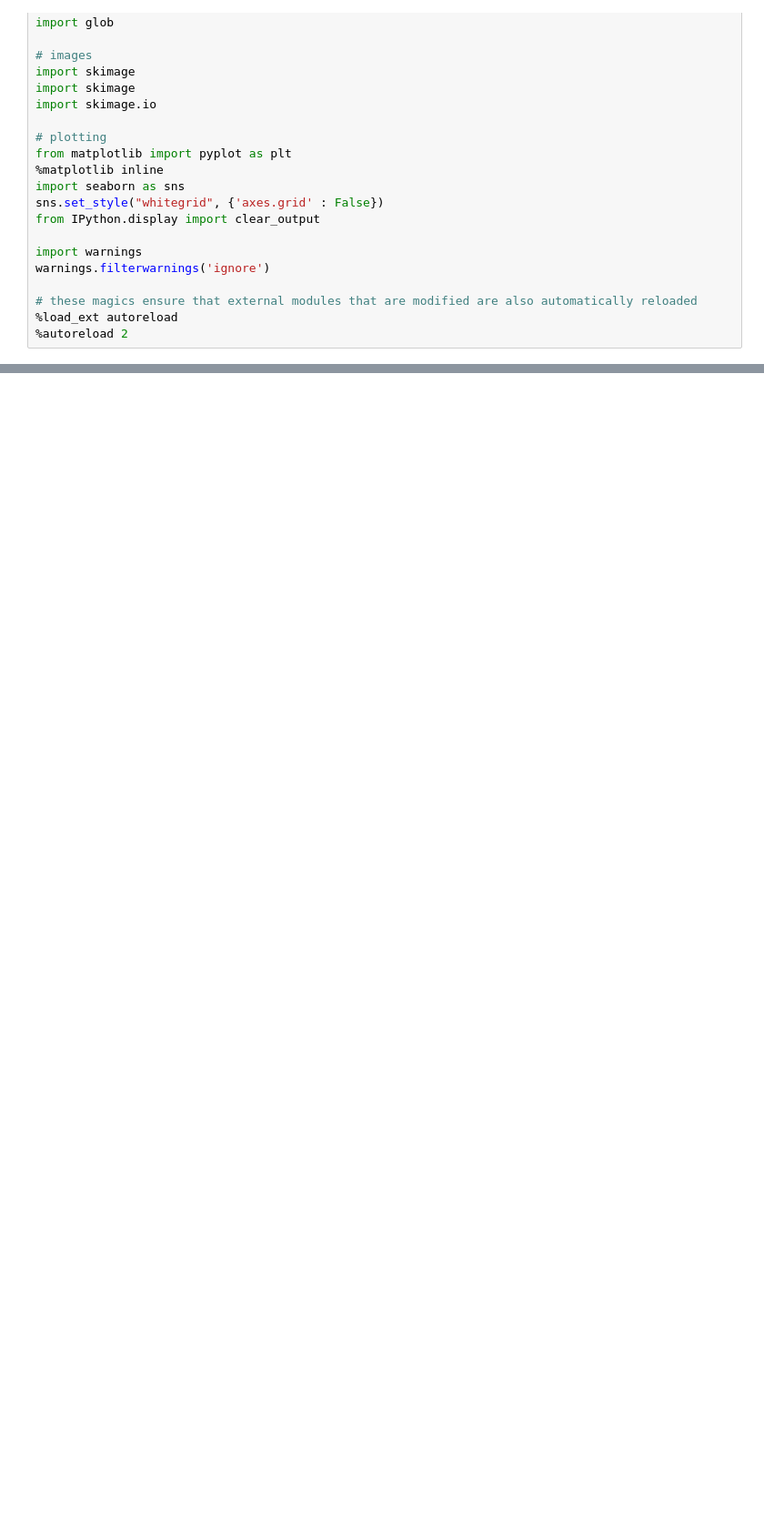
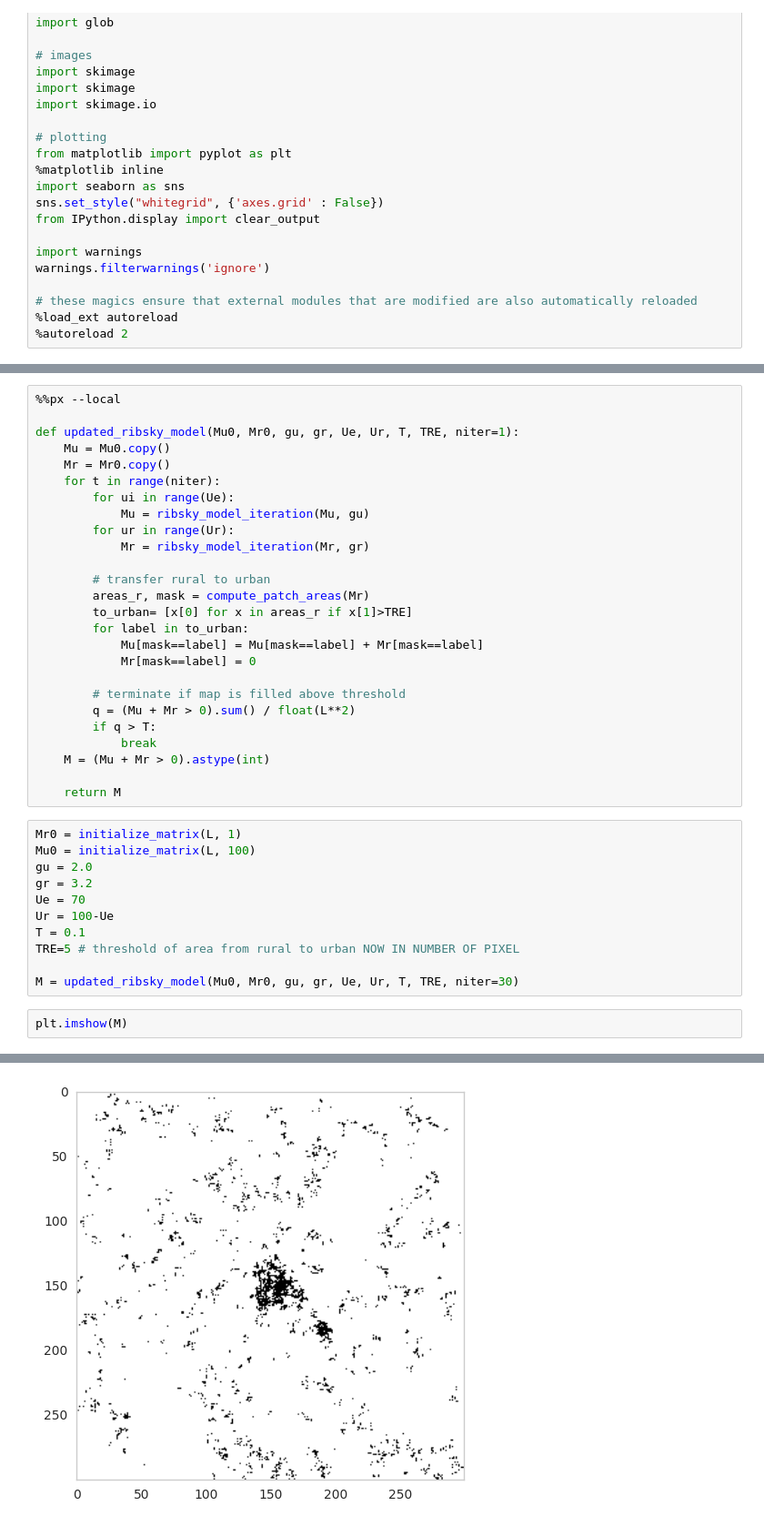
Before and after one commit to adrianalbert/urbanization-patterns, a Jupyter notebook: city-models/Updated Ribsky model.ipynb, the cells around one changed output, grey strips where cells are left out. Shown at 91% size. Drawn from its saved outputs; the diff is of its cells as text; blank space fills up the shorter version.

```diff
--- a/city-models/Updated Ribsky model.ipynb
+++ b/city-models/Updated Ribsky model.ipynb
@@ -123,0 +100,40 @@ REL = np.linspace(20, 95, 10)
+# %%
+%%px --local
+
+def updated_ribsky_model(Mu0, Mr0, gu, gr, Ue, Ur, T, TRE, niter=1):
+    Mu = Mu0.copy()
+    Mr = Mr0.copy()
+    for t in range(niter):
+        for ui in range(Ue):
+            Mu = ribsky_model_iteration(Mu, gu)
+        for ur in range(Ur):
+            Mr = ribsky_model_iteration(Mr, gr)
+
+        # transfer rural to urban
+        areas_r, mask = compute_patch_areas(Mr)
+        to_urban= [x[0] for x in areas_r if x[1]>TRE]
+        for label in to_urban:
+            Mu[mask==label] = Mu[mask==label] + Mr[mask==label]
+            Mr[mask==label] = 0
+
+        # terminate if map is filled above threshold
+        q = (Mu + Mr > 0).sum() / float(L**2)
+        if q > T:
+            break
+    M = (Mu + Mr > 0).astype(int)
+
+    return M
+# %%
+Mr0 = initialize_matrix(L, 1)
+Mu0 = initialize_matrix(L, 100)
+gu = 2.0
+gr = 3.2
+Ue = 70
+Ur = 100-Ue
+T = 0.1
+TRE=5 # threshold of area from rural to urban NOW IN NUMBER OF PIXEL
+
+M = updated_ribsky_model(Mu0, Mr0, gu, gr, Ue, Ur, T, TRE, niter=30)
+# %%
+plt.imshow(M)
+# %% [output]
@@ -123,0 +141 @@ REL = np.linspace(20, 95, 10)
+[figure, added]
```
Also changed, not shown: parts of 18 cells of this notebook, 11 other files.
